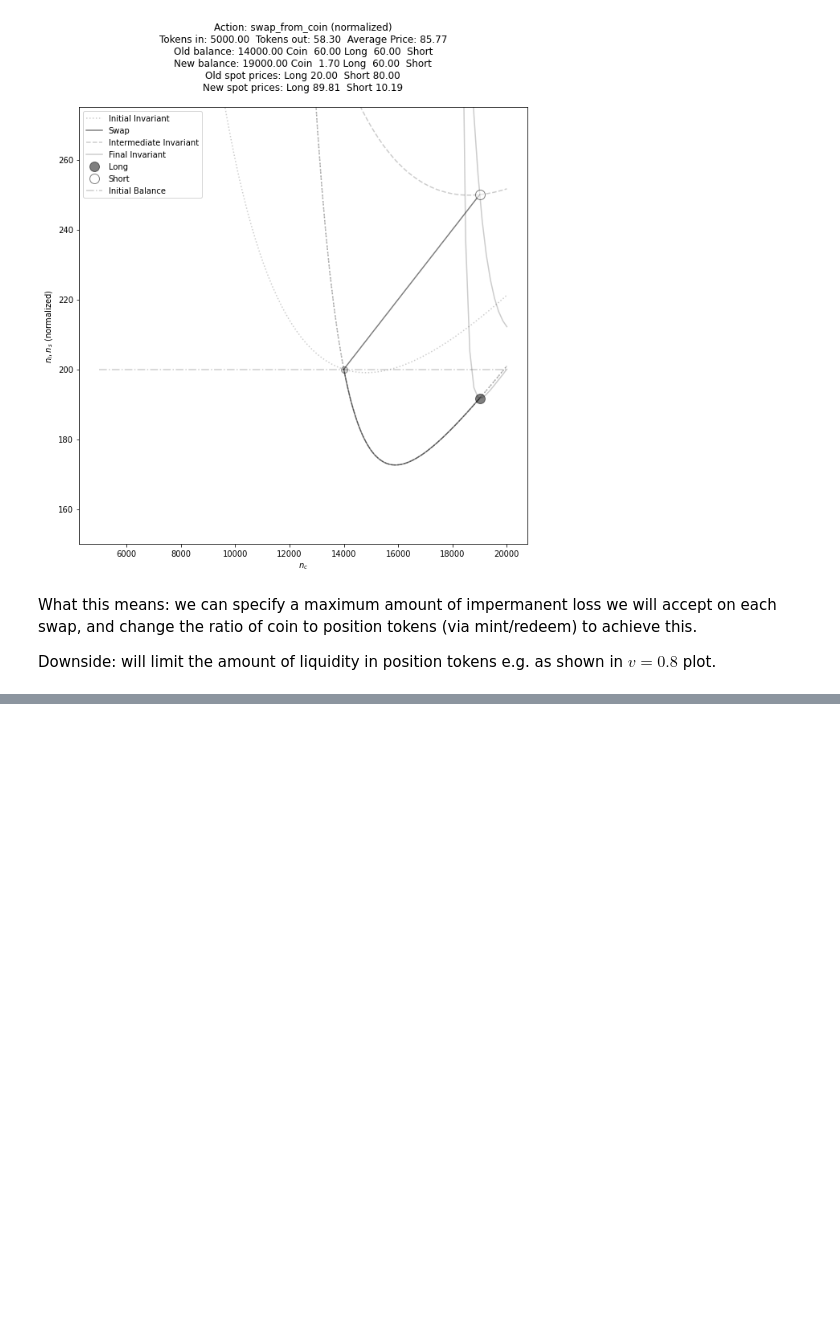
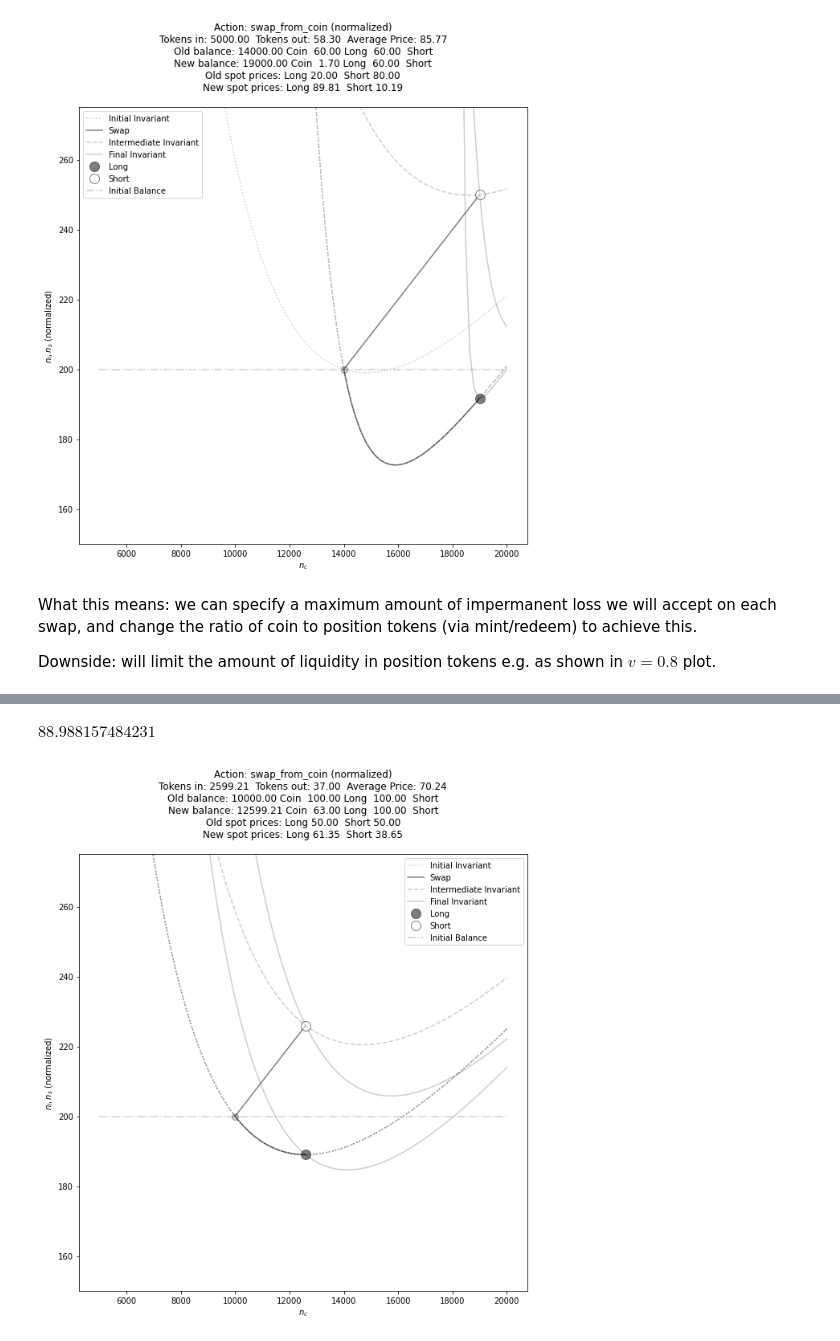
Before and after one commit to fetchai/mettalex-market-maker, a Jupyter notebook: amm_balancer.ipynb, the cells around one changed output, grey strips where cells are left out. Cells and saved outputs as stored; diff of their text form; code cells hidden in the pictures; blank space fills up the shorter version.

Commit message:
MEX-495 Solving for minimum AMM balance after a swap - surprisingly, closed form solution exists

```diff
--- a/amm_balancer.ipynb
+++ b/amm_balancer.ipynb
@@ -1040,0 +1043,7 @@ Downside: will limit the amount of liquidity in position tokens e.g. as shown in
+# %%
+# In units of C the AMM balance is:
+amm_balance = calc_token_balance(
+    x_c + a_c, x_s, w_c, w_s,
+    calc_balancer_invariant(x_c, x_l, x_s, w_c, 1-w_c-w_s, w_s)
+) + a_c/C
+# where a_c is amount of coin swapped in for Long
@@ -1040,0 +1054,2 @@ Downside: will limit the amount of liquidity in position tokens e.g. as shown in
+# %%
+amm_balance_d = amm_balance.diff(a_c).simplify()
@@ -1040,0 +1060,2 @@ Downside: will limit the amount of liquidity in position tokens e.g. as shown in
+# %%
+a_c_min = sp.solve(amm_balance_d, a_c)[0].simplify()
@@ -1040,0 +1076,24 @@ Downside: will limit the amount of liquidity in position tokens e.g. as shown in
+# %%
+amm_balance_min.subs(
+    {
+        x_c : 10000,
+        x_l : 100,
+        x_s : 100,
+        w_c : 0.5,
+        w_l : 0.25,
+        w_s : 0.25,
+        C : 100
+    }
+)
+# %% [output]
+$\displaystyle 88.988157484231$
+# %%
+f = plt.figure(figsize=(10,10))
+swap1_state = plot_action(
+    set_amm_state(10000, 100, 100, 0.5, 100),
+    a_c_min.subs({ x_c: 10000, x_l: 100, w_c: 0.5, w_s: 0.25, C: 100}), action='swap_from_coin',
+    rebalance=True, coin_per_pair=100, sF=0.0, normalize_y=True
+)
+_ = plt.ylim((150, 275)) # (-25, 75))
+# %% [output]
+[figure, added]
```
Also changed, not shown: parts of 6 cells of this notebook.
